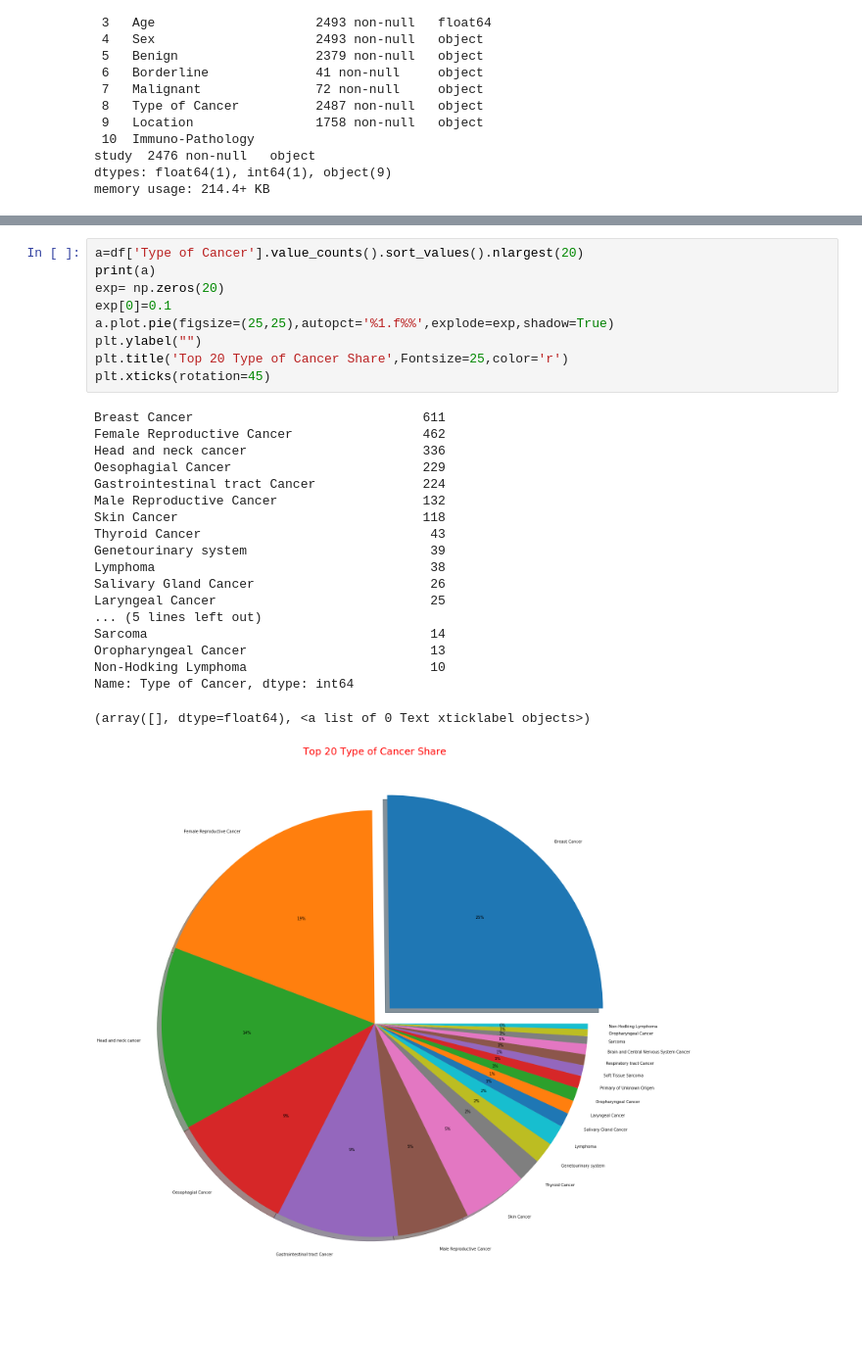
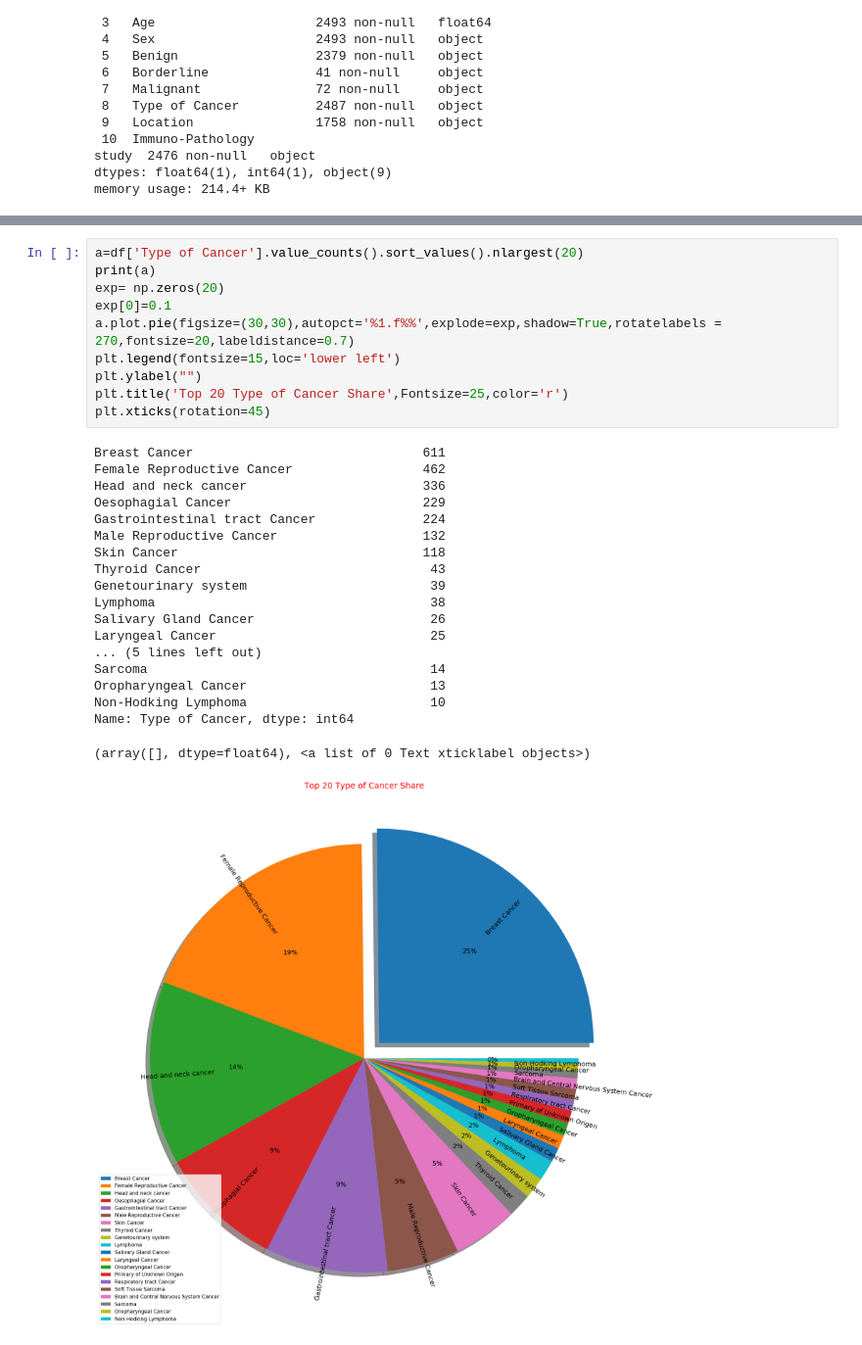
Before and after one commit to ssnk4343/Hospital_Cancer_Analysis, a Jupyter notebook: Cancer_Analysis.ipynb, the cells around one changed output, grey strips where cells are left out. Shown at 98% size. Drawn from its saved outputs; the diff is of its cells as text.

```diff
--- a/Cancer_Analysis.ipynb
+++ b/Cancer_Analysis.ipynb
@@ -112,32 +112,33 @@ Text(0.5, 1.0, 'Stage of Cancer Distribution')
 # %%
 a=df['Type of Cancer'].value_counts().sort_values().nlargest(20)
 print(a)
 exp= np.zeros(20)
 exp[0]=0.1
-a.plot.pie(figsize=(25,25),autopct='%1.f%%',explode=exp,shadow=True)
+a.plot.pie(figsize=(30,30),autopct='%1.f%%',explode=exp,shadow=True,rotatelabels = 270,fontsize=20,labeldistance=0.7)
+plt.legend(fontsize=15,loc='lower left')
 plt.ylabel("")
 plt.title('Top 20 Type of Cancer Share',Fontsize=25,color='r')
 plt.xticks(rotation=45)
 # %% [output]
 Breast Cancer                              611
 Female Reproductive Cancer                 462
 Head and neck cancer                       336
 Oesophagial Cancer                         229
 Gastrointestinal tract Cancer              224
 Male Reproductive Cancer                   132
 Skin Cancer                                118
 Thyroid Cancer                              43
 Genetourinary system                        39
 Lymphoma                                    38
 Salivary Gland Cancer                       26
 Laryngeal Cancer                            25
 ... (5 lines left out)
 Sarcoma                                     14
 Oropharyngeal Cancer                        13
 Non-Hodking Lymphoma                        10
 Name: Type of Cancer, dtype: int64
 (array([], dtype=float64), <a list of 0 Text xticklabel objects>)
-[figure, old version]
+[figure, new version]
 # %%
 for item in df['Type of Cancer'].unique():
     c=['cyan','torquoise','grey','c','r','pink','maroon','cyan','torquoise','grey','c','r','pink','maroon','cyan','torquoise','grey','c','r']
```
Also changed, not shown: parts of 3 cells of this notebook.
